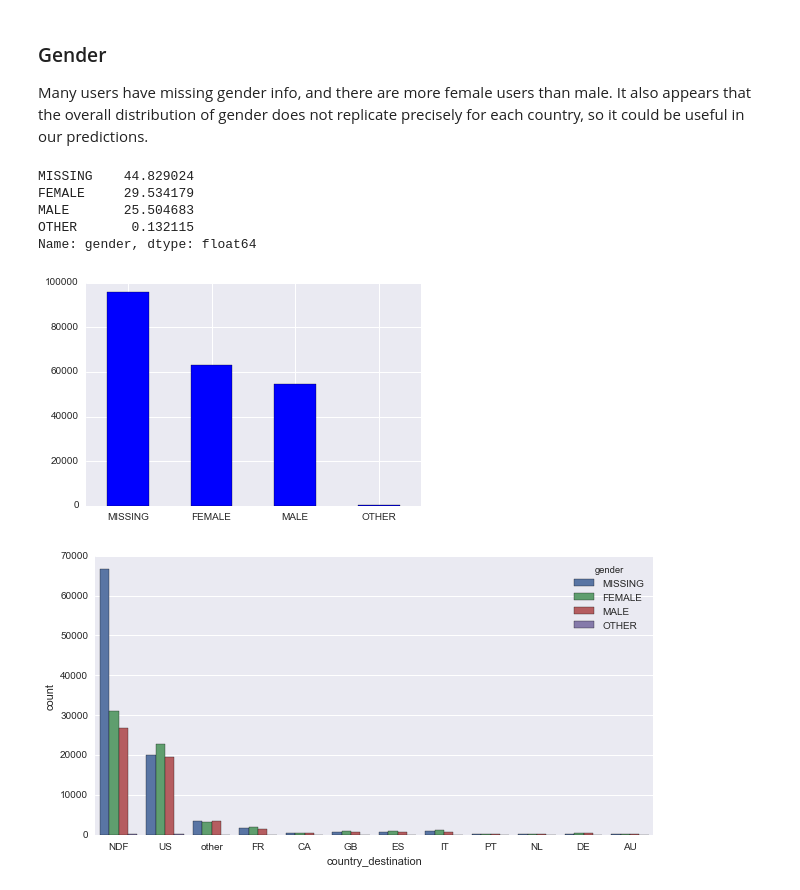
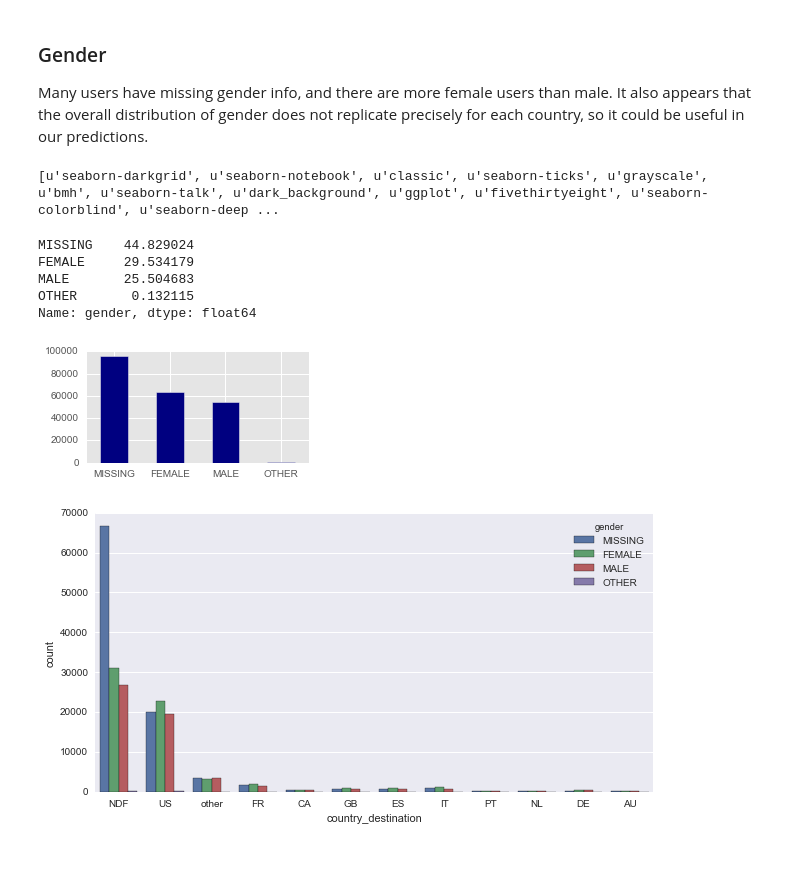
Before and after one commit to kcbighuge/p5-capstone, a Jupyter notebook: notebooks/p5-capstone-airbnb.ipynb, the cells around one changed output. Saved outputs shown, nothing was run; the diff lists cells and outputs as text; code cells hidden in the pictures; blank space fills up the shorter version.

```diff
--- a/notebooks/p5-capstone-airbnb.ipynb
+++ b/notebooks/p5-capstone-airbnb.ipynb
@@ -135,17 +136,23 @@ dtype: float64
 # %% [markdown]
 ### Gender
 Many users have missing gender info, and there are more female users than male. It also appears that the overall distribution of gender does not replicate precisely for each country, so it could be useful in our predictions.
+# %%
+print plt.style.available
+# %% [output]
+[u'seaborn-darkgrid', u'seaborn-notebook', u'classic', u'seaborn-ticks', u'grayscale', u'bmh', u'seaborn-talk', u'dark_background', u'ggplot', u'fivethirtyeight', u'seaborn-colorblind', u'seaborn-deep ...
 # %%
 print users.fillna('MISSING').gender.value_counts()/users.shape[0] * 100
-users.fillna('MISSING').gender.value_counts().plot(kind='bar', rot=0)
+plt.style.use('ggplot')
+plt.figure(figsize=(4,2))
+users.fillna('MISSING').gender.value_counts().plot(kind='bar', rot=0, color='navy')
 plt.show()
 # %% [output]
 MISSING    44.829024
 FEMALE     29.534179
 MALE       25.504683
 OTHER       0.132115
 Name: gender, dtype: float64
-[figure, old version]
+[figure, new version]
 # %%
 plt.figure(figsize=(10, 5))
 ax = sns.countplot(x="country_destination", data=users.fillna('MISSING'), hue="gender",
```
Also changed, not shown: parts of 7 cells of this notebook.
